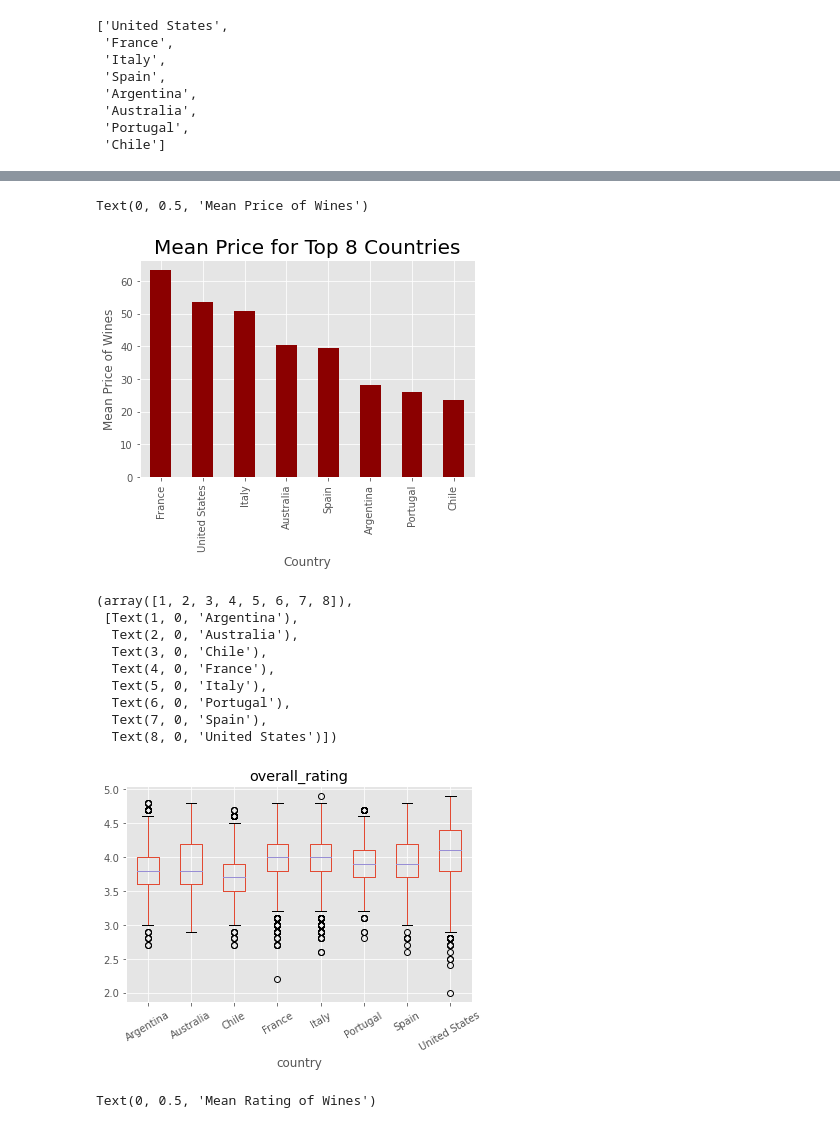
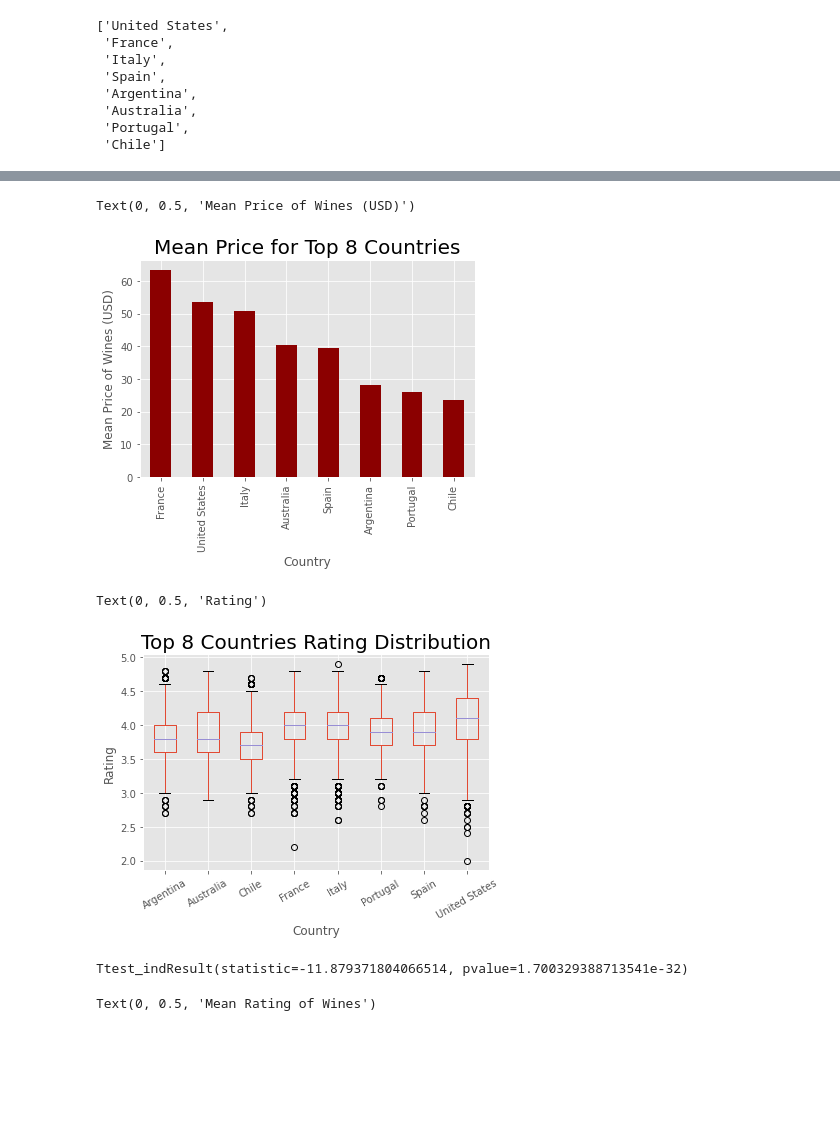
Before and after one commit to WilliamJHan/Selenium_Vivino, a Jupyter notebook: Vivino_Data_Analysis.ipynb, the cells around one changed output, grey strips where cells are left out. Drawn from its saved outputs; the diff is of its cells as text; code cells hidden in the pictures; blank space fills up the shorter version.

```diff
--- a/Vivino_Data_Analysis.ipynb
+++ b/Vivino_Data_Analysis.ipynb
@@ -217,29 +213,31 @@ Ttest_indResult(statistic=35.39733868106817, pvalue=1.3202074755657877e-270)
 Vivino_country_price.groupby('country')['price'].mean().sort_values(ascending = False).plot.bar(color = 'darkred')
 plt.title('Mean Price for Top 8 Countries', fontsize = 20)
 plt.xlabel('Country')
-plt.ylabel('Mean Price of Wines')
+plt.ylabel('Mean Price of Wines (USD)')
 # %% [output]
-Text(0, 0.5, 'Mean Price of Wines')
+Text(0, 0.5, 'Mean Price of Wines (USD)')
-[figure, old version]
+[figure, new version]
 # %%
 # Look at country & overall rating without the 'NA' or -1
 Vivino_country_rating = Vivino[(Vivino['country'] != 'NA') & (Vivino['overall_rating'] != -1)]
 Vivino_country_rating = Vivino_country_rating[Vivino_country_rating['country'].isin(top8_countries)]
 Vivino_country_rating = Vivino_country_rating[['country', 'overall_rating']]
 Vivino_country_rating.boxplot(by = 'country', column = 'overall_rating')
 plt.suptitle('')
 plt.xticks(rotation = 30)
+plt.title('Top 8 Countries Rating Distribution', fontsize = 20)
+plt.xlabel('Country')
+plt.ylabel('Rating')
 # %% [output]
-(array([1, 2, 3, 4, 5, 6, 7, 8]),
- [Text(1, 0, 'Argentina'),
-  Text(2, 0, 'Australia'),
-  Text(3, 0, 'Chile'),
-  Text(4, 0, 'France'),
-  Text(5, 0, 'Italy'),
-  Text(6, 0, 'Portugal'),
-  Text(7, 0, 'Spain'),
-  Text(8, 0, 'United States')])
+Text(0, 0.5, 'Rating')
-[figure, old version]
+[figure, new version]
+# %%
+# Statistical testing
+a = Vivino_country_rating.loc[Vivino_country_rating['country'] == 'Portugal', 'overall_rating'].to_numpy()
+b = Vivino_country_rating.loc[Vivino_country_rating['country'] != 'Portugal', 'overall_rating'].to_numpy()
+st.ttest_ind(a = a, b = b, equal_var = True)
+# %% [output]
+Ttest_indResult(statistic=-11.879371804066514, pvalue=1.700329388713541e-32)
 # %%
 # Mean ratings
 Vivino_country_rating.groupby('country')['overall_rating'].mean().sort_values(ascending = False).plot.bar(color = 'darkred')
```
Also changed, not shown: parts of 27 cells of this notebook, 16 other files.
